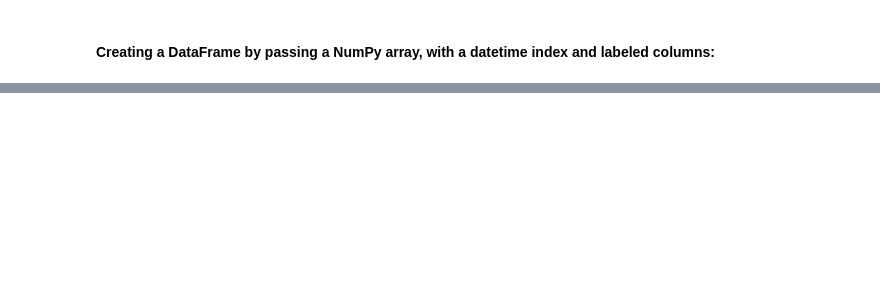
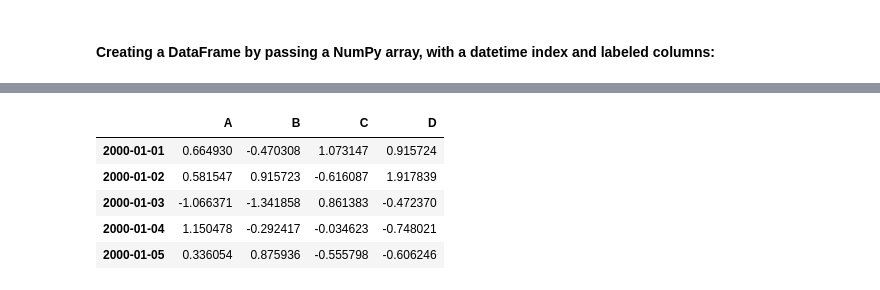
Before and after one commit to sumanA92/data-science, a Jupyter notebook: Introduction to Pandas/panda-basics.ipynb, the cells around one changed output, grey strips where cells are left out. Cells and saved outputs as stored; diff of their text form; code cells hidden in the pictures; blank space fills up the shorter version.

```diff
--- a/Introduction to Pandas/panda-basics.ipynb
+++ b/Introduction to Pandas/panda-basics.ipynb
@@ -63,0 +577,9 @@ df
+# %%
+df.head()
+# %% [output]
+|  | A | B | C | D |
+| 2000-01-01 | 0.664930 | -0.470308 | 1.073147 | 0.915724 |
+| 2000-01-02 | 0.581547 | 0.915723 | -0.616087 | 1.917839 |
+| 2000-01-03 | -1.066371 | -1.341858 | 0.861383 | -0.472370 |
+| 2000-01-04 | 1.150478 | -0.292417 | -0.034623 | -0.748021 |
+| 2000-01-05 | 0.336054 | 0.875936 | -0.555798 | -0.606246 |
```
Also changed, not shown: parts of 262 cells of this notebook.
